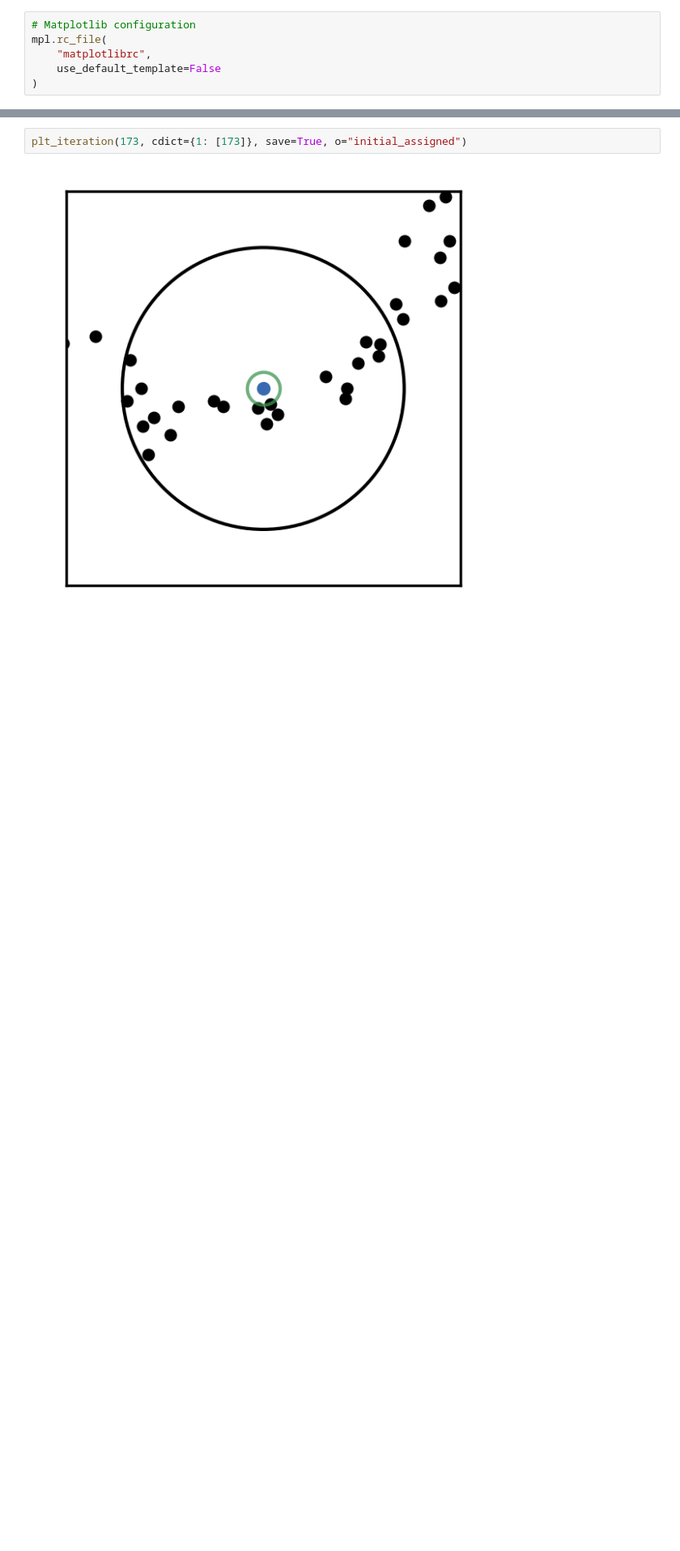
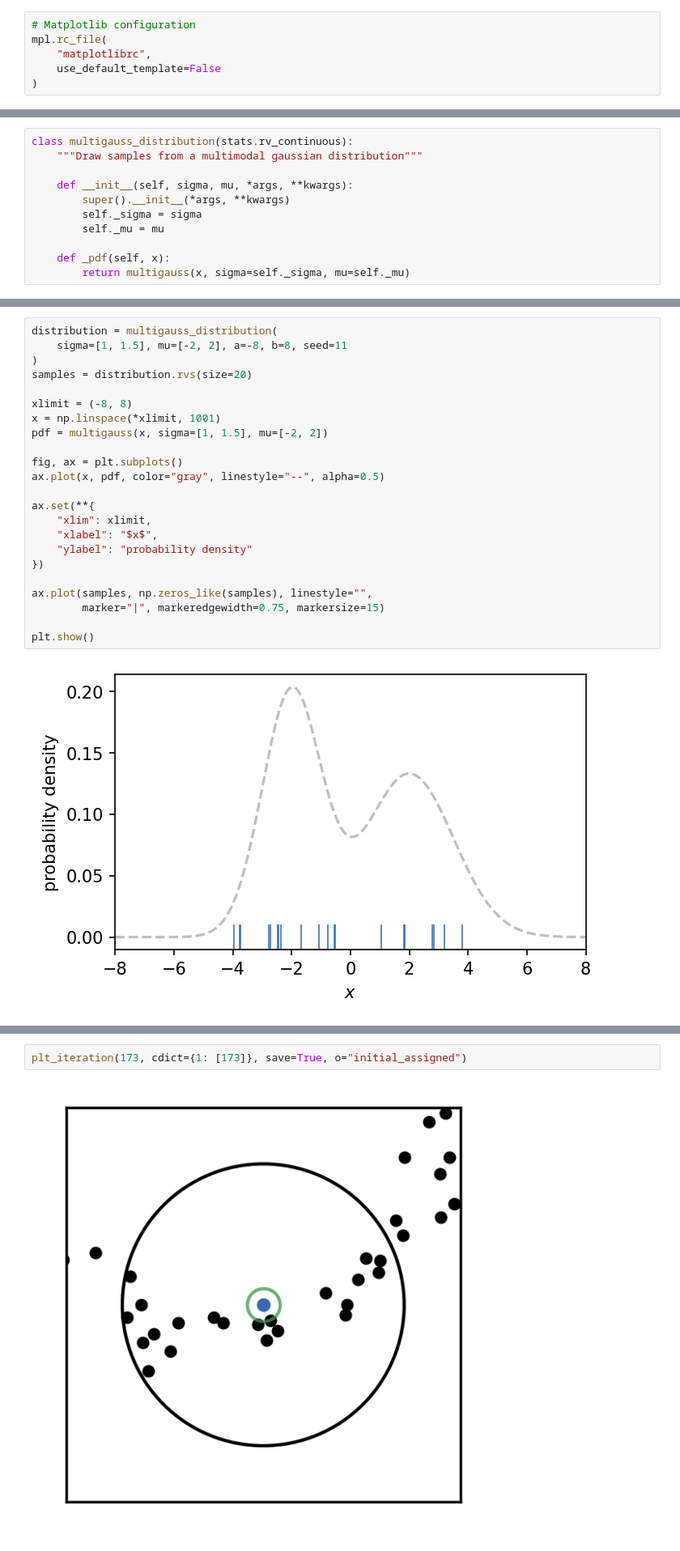
Before and after one commit to janjoswig/CommonNNClustering, a Jupyter notebook: docsrc/tutorial/algorithm_explained.ipynb, the cells around one changed output, grey strips where cells are left out. Shown at 81% size. Drawn from its saved outputs; the diff is of its cells as text; blank space fills up the shorter version.

```diff
--- a/docsrc/tutorial/algorithm_explained.ipynb
+++ b/docsrc/tutorial/algorithm_explained.ipynb
@@ -44,0 +79,11 @@ def multigauss(x, sigma, mu):
+# %%
+class multigauss_distribution(stats.rv_continuous):
+    """Draw samples from a multimodal gaussian distribution"""
+
+    def __init__(self, sigma, mu, *args, **kwargs):
+        super().__init__(*args, **kwargs)
+        self._sigma = sigma
+        self._mu = mu
+
+    def _pdf(self, x):
+        return multigauss(x, sigma=self._sigma, mu=self._mu)
@@ -323,0 +195,25 @@ def plt_iteration(p, q=None, nn=None, cnn=None,
+# %%
+distribution = multigauss_distribution(
+    sigma=[1, 1.5], mu=[-2, 2], a=-8, b=8, seed=11
+)
+samples = distribution.rvs(size=20)
+
+xlimit = (-8, 8)
+x = np.linspace(*xlimit, 1001)
+pdf = multigauss(x, sigma=[1, 1.5], mu=[-2, 2])
+
+fig, ax = plt.subplots()
+ax.plot(x, pdf, color="gray", linestyle="--", alpha=0.5)
+
+ax.set(**{
+    "xlim": xlimit,
+    "xlabel": "$x$",
+    "ylabel": "probability density"
+})
+
+ax.plot(samples, np.zeros_like(samples), linestyle="",
+        marker="|", markeredgewidth=0.75, markersize=15)
+
+plt.show()
+# %% [output]
+[figure, added]
```
Also changed, not shown: parts of 66 cells of this notebook.
